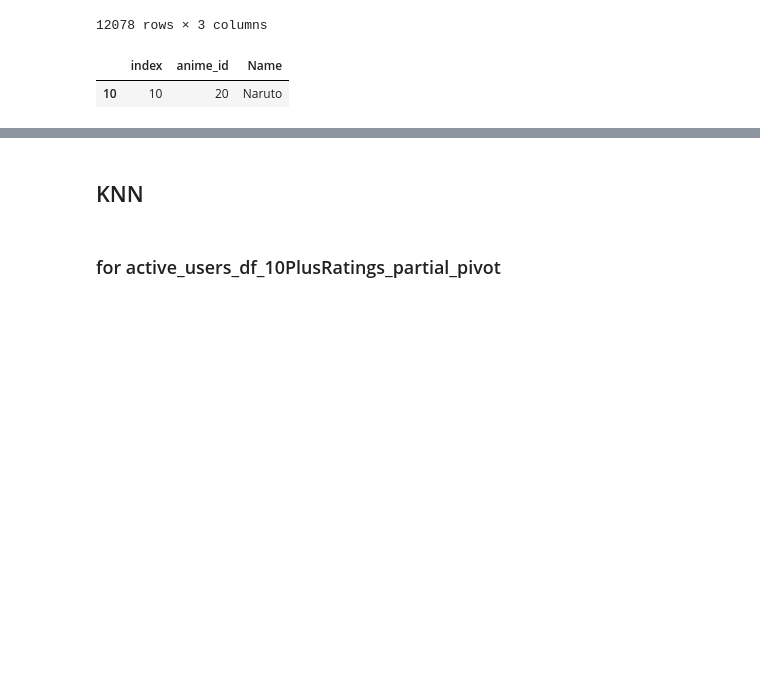
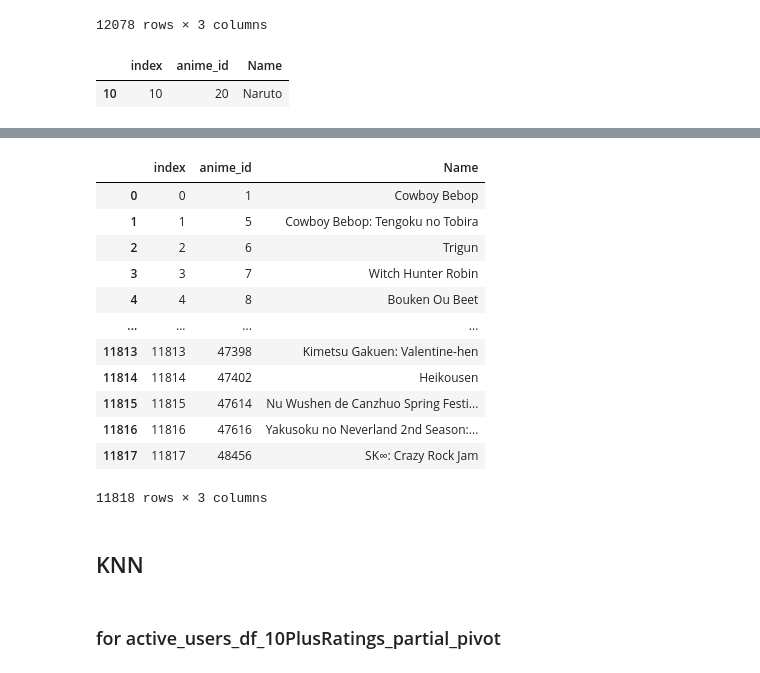
Before and after one commit to mijkami/Anime_Map, a Jupyter notebook: notebooks/Modelisation.ipynb, the cells around one changed output, grey strips where cells are left out. Cells and saved outputs as stored; diff of their text form; code cells hidden in the pictures; blank space fills up the shorter version.

```diff
--- a/notebooks/Modelisation.ipynb
+++ b/notebooks/Modelisation.ipynb
@@ -147,3 +205,23 @@ anime_id_name_df_10PlusRatings.query('Name == "Naruto"')
+# %%
+anime_complete_id_name_df_100PlusRatings = rating_complete_df_100PlusRatings_partial_merge[['anime_id','Name']].drop_duplicates()
+anime_complete_id_name_df_100PlusRatings = anime_complete_id_name_df_100PlusRatings.sort_values('anime_id')
+anime_complete_id_name_df_100PlusRatings = anime_complete_id_name_df_100PlusRatings.reset_index().drop(columns = 'index')
+anime_complete_id_name_df_100PlusRatings = anime_complete_id_name_df_100PlusRatings.reset_index()
+anime_complete_id_name_df_100PlusRatings
+# %% [output]
+|  | index | anime_id | Name |
+| 0 | 0 | 1 | Cowboy Bebop |
+| 1 | 1 | 5 | Cowboy Bebop: Tengoku no Tobira |
+| 2 | 2 | 6 | Trigun |
+| 3 | 3 | 7 | Witch Hunter Robin |
+| 4 | 4 | 8 | Bouken Ou Beet |
+| ... | ... | ... | ... |
+| 11813 | 11813 | 47398 | Kimetsu Gakuen: Valentine-hen |
+| 11814 | 11814 | 47402 | Heikousen |
+| 11815 | 11815 | 47614 | Nu Wushen de Canzhuo Spring Festi... |
+| 11816 | 11816 | 47616 | Yakusoku no Neverland 2nd Season:... |
+| 11817 | 11817 | 48456 | SK∞: Crazy Rock Jam |
+11818 rows × 3 columns
 # %% [markdown]
 ## KNN
 # %% [markdown]
```
Also changed, not shown: parts of 45 cells of this notebook.
